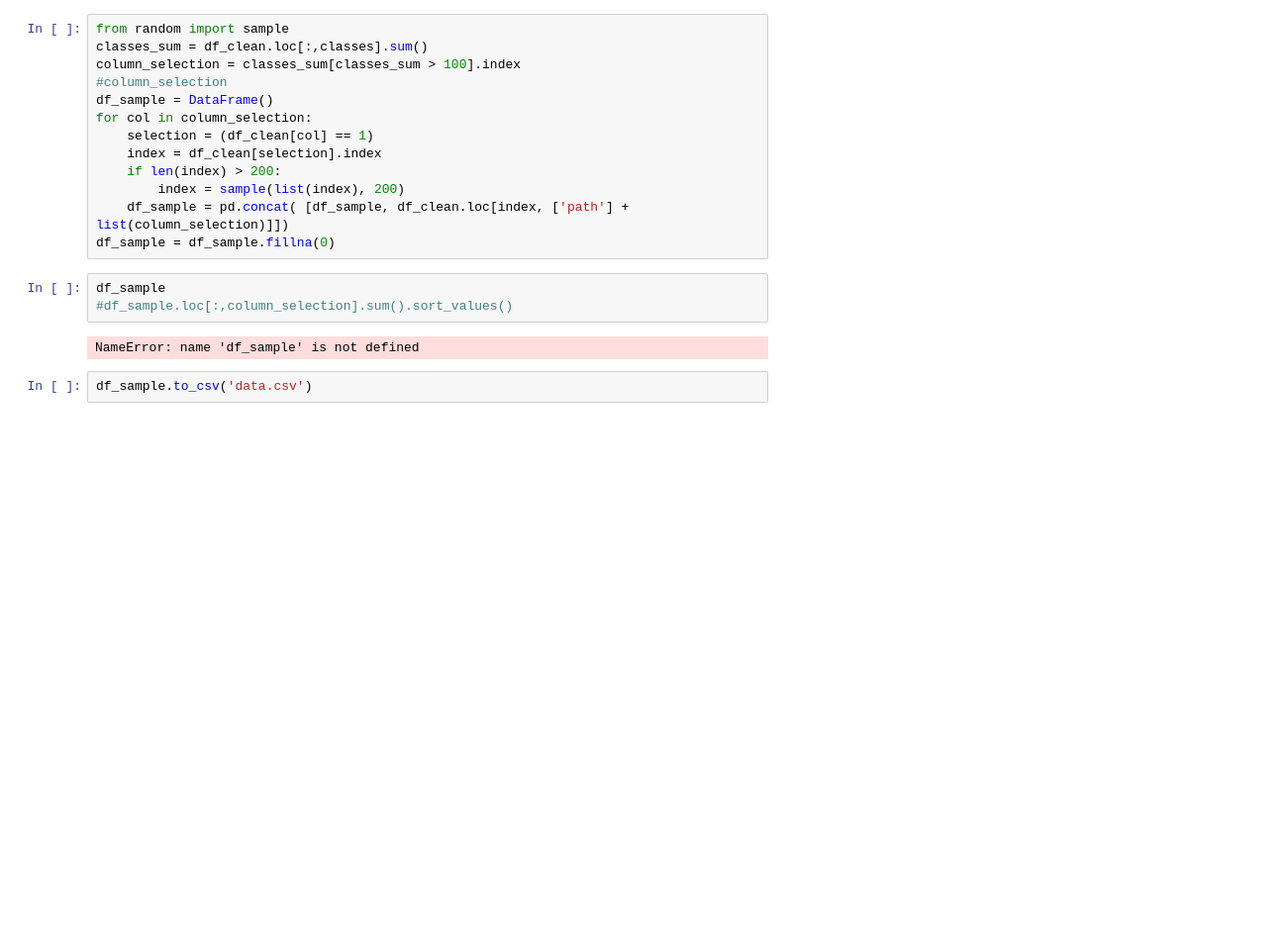
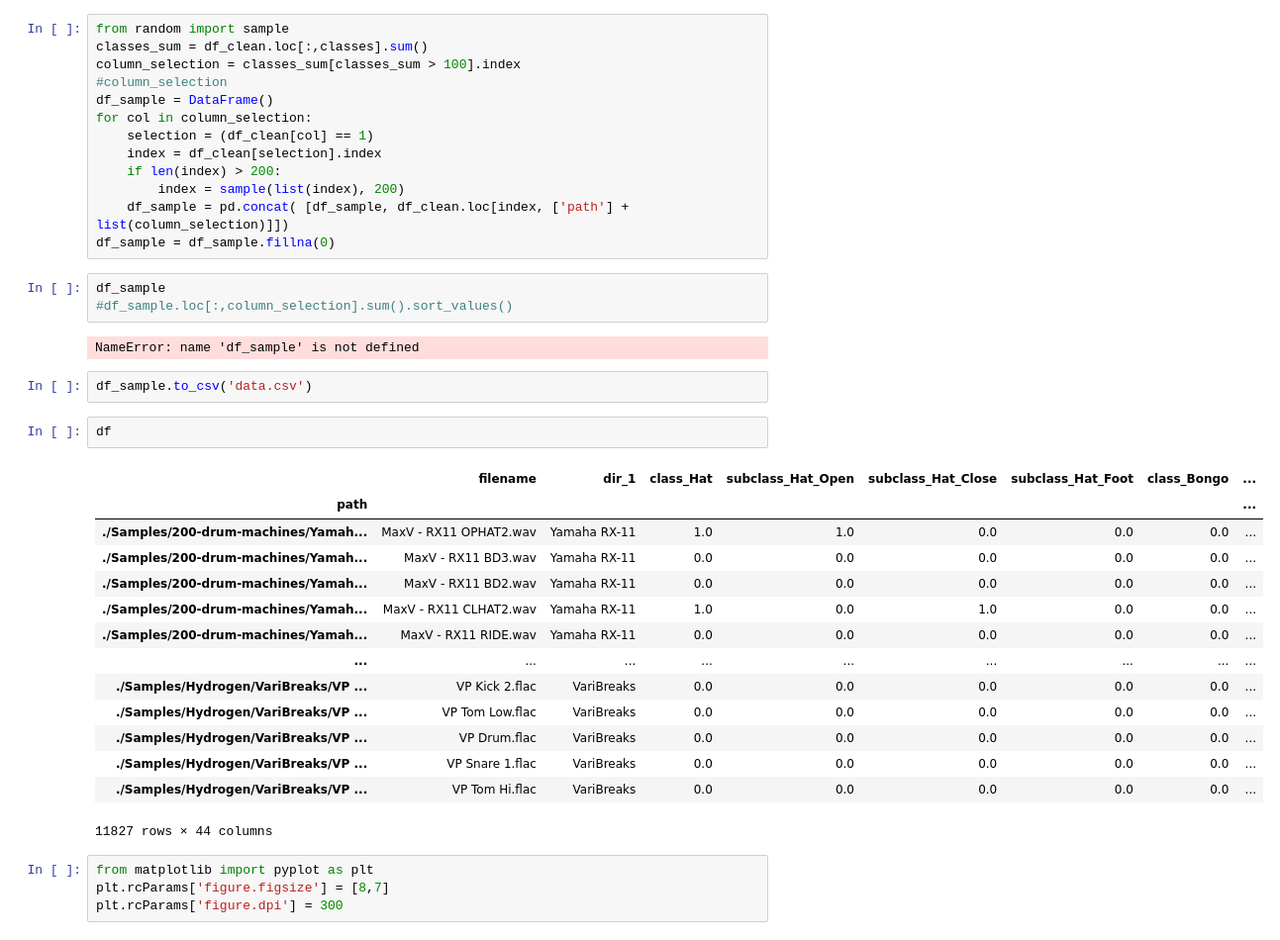
Before and after one commit to guitoo/DrumAI, a Jupyter notebook: Labelisation.ipynb, the cells around one changed output. Shown at 99% size. Drawn from its saved outputs; the diff is of its cells as text; blank space fills up the shorter version.

```diff
--- a/Labelisation.ipynb
+++ b/Labelisation.ipynb
@@ -1130,3 +1130,24 @@ df_sample
 NameError: name 'df_sample' is not defined
 # %%
 df_sample.to_csv('data.csv')
+# %%
+df
+# %% [output]
+|  | filename | dir_1 | class_Hat | subclass_Hat_Open | subclass_Hat_Close | subclass_Hat_Foot | class_Bongo | ... |
+| path |  |  |  |  |  |  |  | ... |
+| ./Samples/200-drum-machines/Yamah... | MaxV - RX11 OPHAT2.wav | Yamaha RX-11 | 1.0 | 1.0 | 0.0 | 0.0 | 0.0 | ... |
+| ./Samples/200-drum-machines/Yamah... | MaxV - RX11 BD3.wav | Yamaha RX-11 | 0.0 | 0.0 | 0.0 | 0.0 | 0.0 | ... |
+| ./Samples/200-drum-machines/Yamah... | MaxV - RX11 BD2.wav | Yamaha RX-11 | 0.0 | 0.0 | 0.0 | 0.0 | 0.0 | ... |
+| ./Samples/200-drum-machines/Yamah... | MaxV - RX11 CLHAT2.wav | Yamaha RX-11 | 1.0 | 0.0 | 1.0 | 0.0 | 0.0 | ... |
+| ./Samples/200-drum-machines/Yamah... | MaxV - RX11 RIDE.wav | Yamaha RX-11 | 0.0 | 0.0 | 0.0 | 0.0 | 0.0 | ... |
+| ... | ... | ... | ... | ... | ... | ... | ... | ... |
+| ./Samples/Hydrogen/VariBreaks/VP ... | VP Kick 2.flac | VariBreaks | 0.0 | 0.0 | 0.0 | 0.0 | 0.0 | ... |
+| ./Samples/Hydrogen/VariBreaks/VP ... | VP Tom Low.flac | VariBreaks | 0.0 | 0.0 | 0.0 | 0.0 | 0.0 | ... |
+| ./Samples/Hydrogen/VariBreaks/VP ... | VP Drum.flac | VariBreaks | 0.0 | 0.0 | 0.0 | 0.0 | 0.0 | ... |
+| ./Samples/Hydrogen/VariBreaks/VP ... | VP Snare 1.flac | VariBreaks | 0.0 | 0.0 | 0.0 | 0.0 | 0.0 | ... |
+| ./Samples/Hydrogen/VariBreaks/VP ... | VP Tom Hi.flac | VariBreaks | 0.0 | 0.0 | 0.0 | 0.0 | 0.0 | ... |
+11827 rows × 44 columns
+# %%
+from matplotlib import pyplot as plt
+plt.rcParams['figure.figsize'] = [8,7]
+plt.rcParams['figure.dpi'] = 300
```
Also changed, not shown: parts of 3 cells of this notebook, 3 other files.
